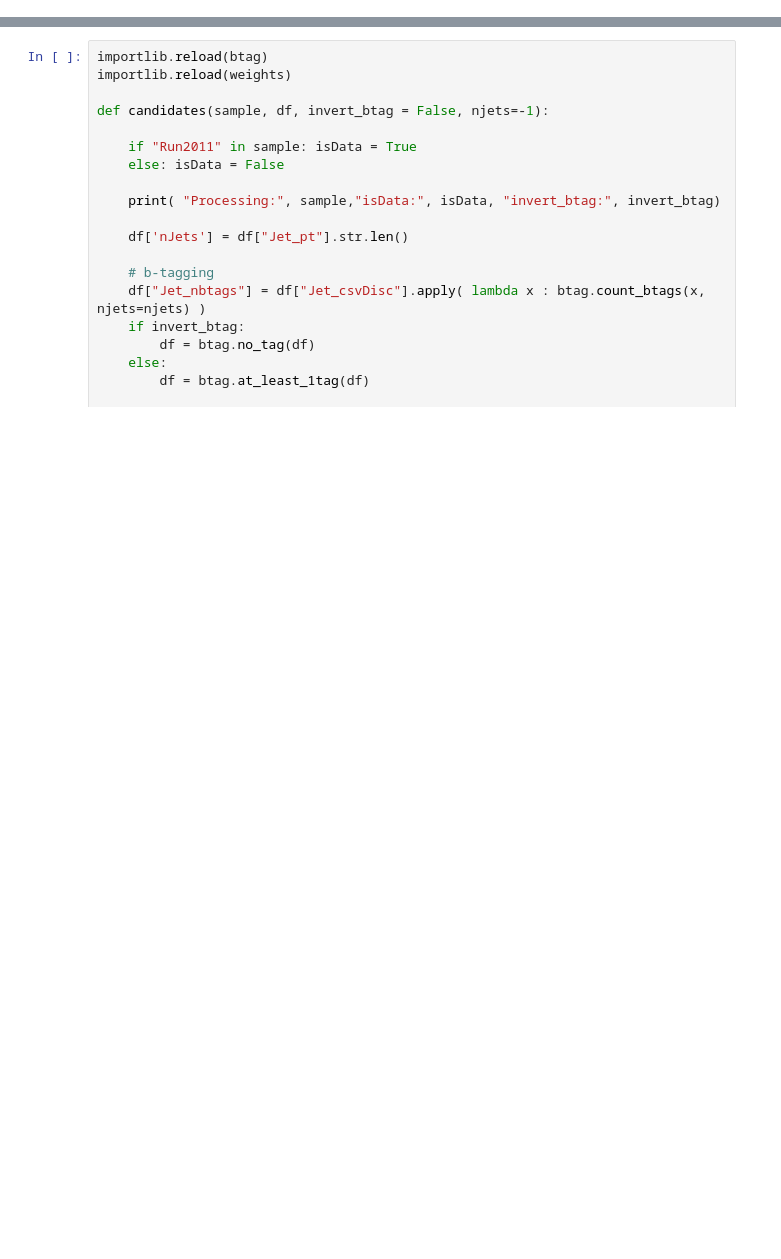
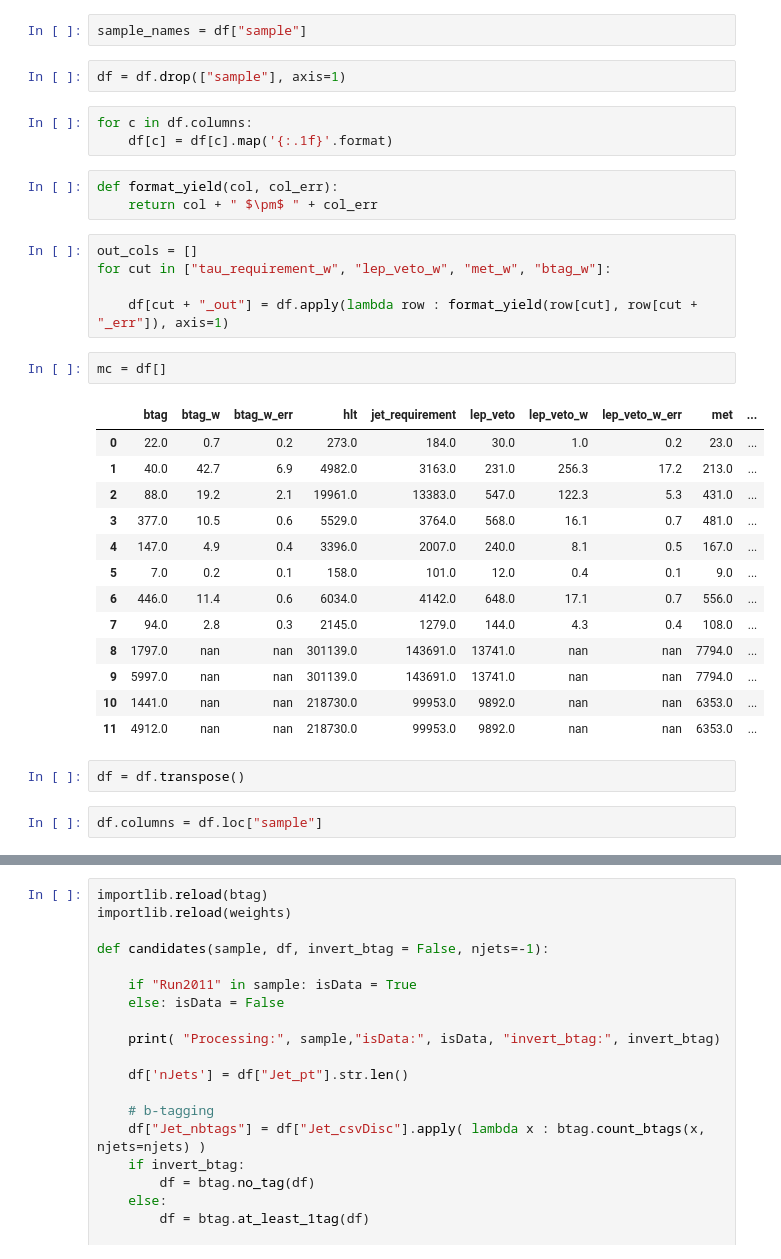
Before and after one commit to llayer/cmsopen, a Jupyter notebook: columnar/script_selection.ipynb, the cells around one changed output, grey strips where cells are left out. Saved outputs shown, nothing was run; the diff lists cells and outputs as text; blank space fills up the shorter version.

```diff
--- a/columnar/script_selection.ipynb
+++ b/columnar/script_selection.ipynb
@@ -47,0 +257,35 @@ samples = event_selection()
+# %%
+sample_names = df["sample"]
+# %%
+df = df.drop(["sample"], axis=1)
+# %%
+for c in df.columns:
+    df[c] = df[c].map('{:.1f}'.format)
+# %%
+def format_yield(col, col_err):
+    return col + " $\pm$ " + col_err
+# %%
+out_cols = []
+for cut in ["tau_requirement_w", "lep_veto_w", "met_w", "btag_w"]:
+
+    df[cut + "_out"] = df.apply(lambda row : format_yield(row[cut], row[cut + "_err"]), axis=1)
+# %%
+mc = df[]
+# %% [output]
+|  | btag | btag_w | btag_w_err | hlt | jet_requirement | lep_veto | lep_veto_w | lep_veto_w_err | met | ... |
+| 0 | 22.0 | 0.7 | 0.2 | 273.0 | 184.0 | 30.0 | 1.0 | 0.2 | 23.0 | ... |
+| 1 | 40.0 | 42.7 | 6.9 | 4982.0 | 3163.0 | 231.0 | 256.3 | 17.2 | 213.0 | ... |
+| 2 | 88.0 | 19.2 | 2.1 | 19961.0 | 13383.0 | 547.0 | 122.3 | 5.3 | 431.0 | ... |
+| 3 | 377.0 | 10.5 | 0.6 | 5529.0 | 3764.0 | 568.0 | 16.1 | 0.7 | 481.0 | ... |
+| 4 | 147.0 | 4.9 | 0.4 | 3396.0 | 2007.0 | 240.0 | 8.1 | 0.5 | 167.0 | ... |
+| 5 | 7.0 | 0.2 | 0.1 | 158.0 | 101.0 | 12.0 | 0.4 | 0.1 | 9.0 | ... |
+| 6 | 446.0 | 11.4 | 0.6 | 6034.0 | 4142.0 | 648.0 | 17.1 | 0.7 | 556.0 | ... |
+| 7 | 94.0 | 2.8 | 0.3 | 2145.0 | 1279.0 | 144.0 | 4.3 | 0.4 | 108.0 | ... |
+| 8 | 1797.0 | nan | nan | 301139.0 | 143691.0 | 13741.0 | nan | nan | 7794.0 | ... |
+| 9 | 5997.0 | nan | nan | 301139.0 | 143691.0 | 13741.0 | nan | nan | 7794.0 | ... |
+| 10 | 1441.0 | nan | nan | 218730.0 | 99953.0 | 9892.0 | nan | nan | 6353.0 | ... |
+| 11 | 4912.0 | nan | nan | 218730.0 | 99953.0 | 9892.0 | nan | nan | 6353.0 | ... |
+# %%
+df = df.transpose()
+# %%
+df.columns = df.loc["sample"]
```
Also changed, not shown: parts of 67 cells of this notebook, 3 other files.
